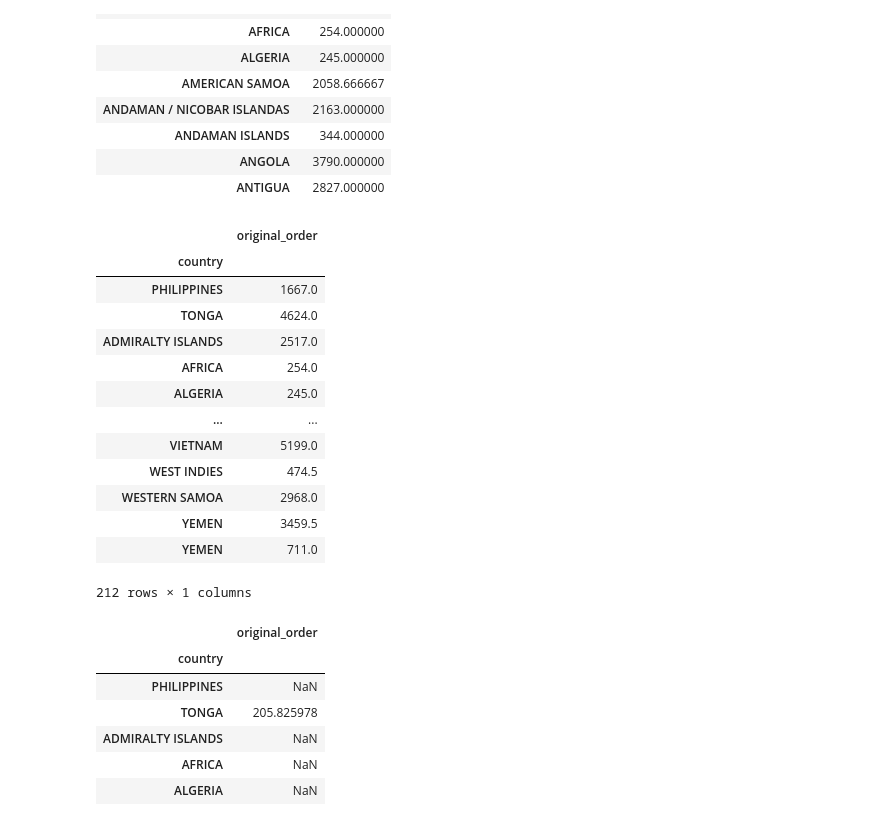
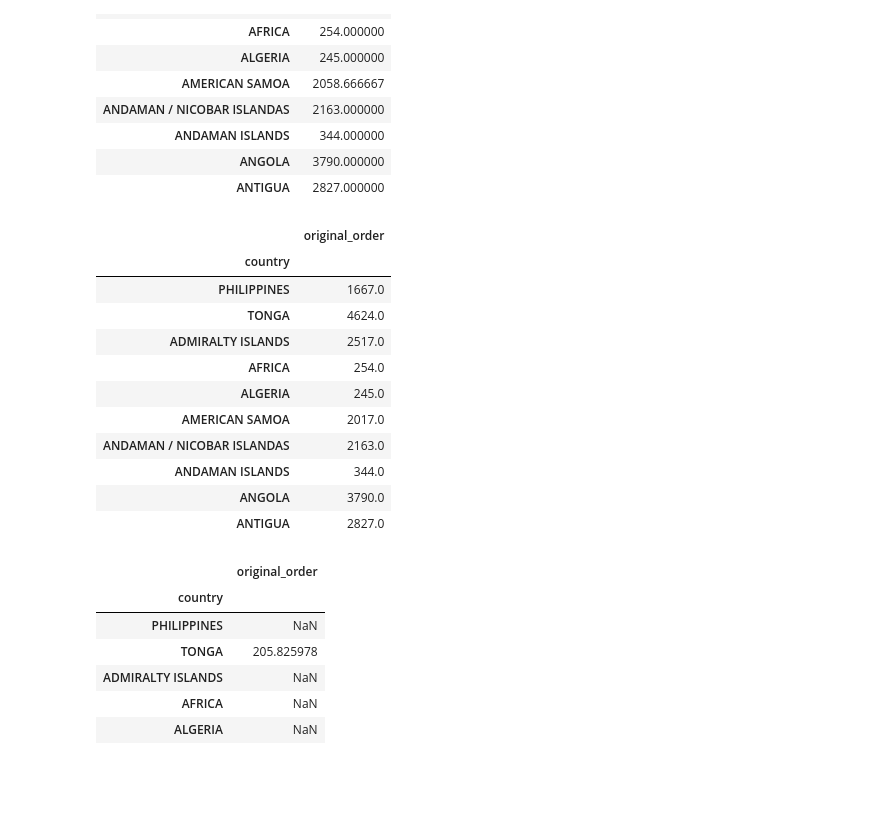
Before and after one commit to monicaclaros/Pandas_MKCC, a Jupyter notebook: Pandas_Safaera.ipynb, the cells around one changed output. Cells and saved outputs as stored; diff of their text form; code cells hidden in the pictures; blank space fills up the shorter version.

```diff
--- a/Pandas_Safaera.ipynb
+++ b/Pandas_Safaera.ipynb
@@ -372,22 +368,20 @@ mean_data.head(10)
 # %%
 # Computar la mediana por country
 median_data = country_rank.median()
-median_data
+median_data.head(10)
 # %% [output]
 |  | original_order |
 | country |  |
 | PHILIPPINES | 1667.0 |
 | TONGA | 4624.0 |
 | ADMIRALTY ISLANDS | 2517.0 |
 | AFRICA | 254.0 |
 | ALGERIA | 245.0 |
-| ... | ... |
-| VIETNAM | 5199.0 |
-| WEST INDIES | 474.5 |
-| WESTERN SAMOA | 2968.0 |
-| YEMEN | 3459.5 |
-| YEMEN | 711.0 |
+| AMERICAN SAMOA | 2017.0 |
+| ANDAMAN / NICOBAR ISLANDAS | 2163.0 |
+| ANDAMAN ISLANDS | 344.0 |
+| ANGOLA | 3790.0 |
+| ANTIGUA | 2827.0 |
-212 rows × 1 columns
 # %%
 # Computar la desviación estandar por country
 std_data = country_rank.std()
```
Also changed, not shown: parts of 7 cells of this notebook, 1 other file.
